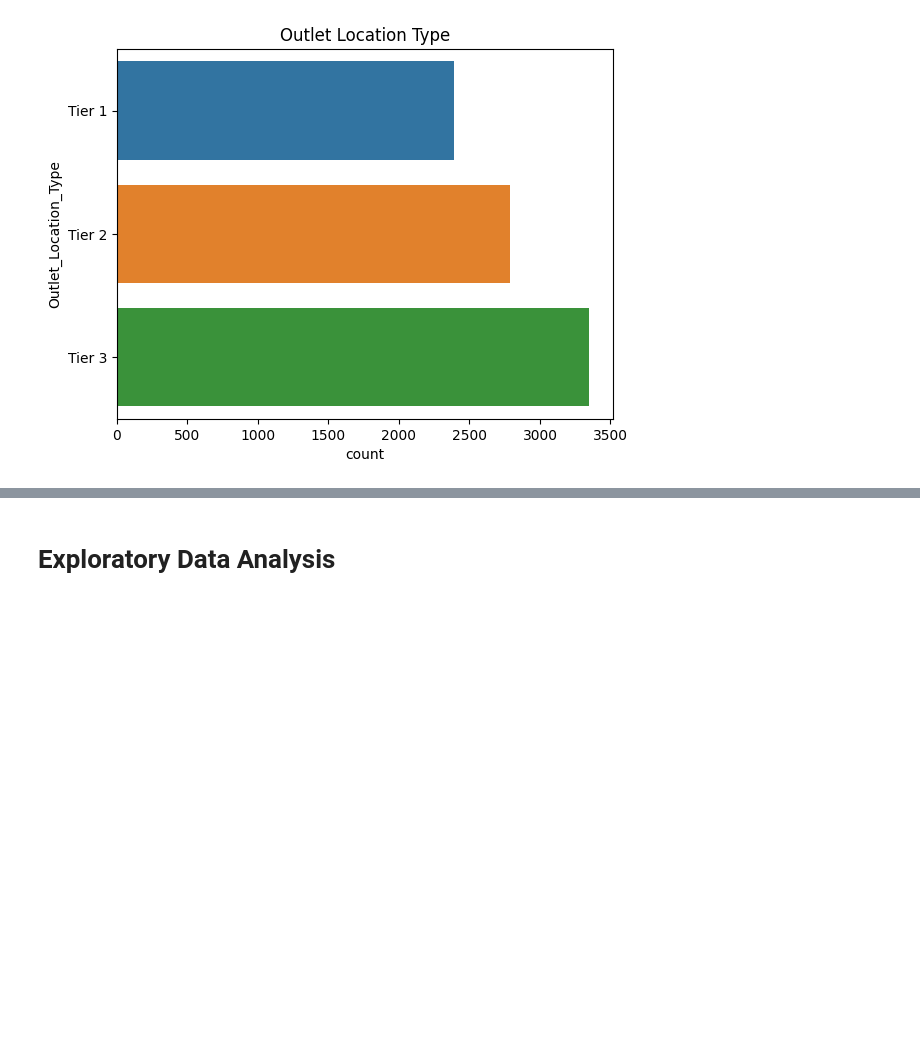
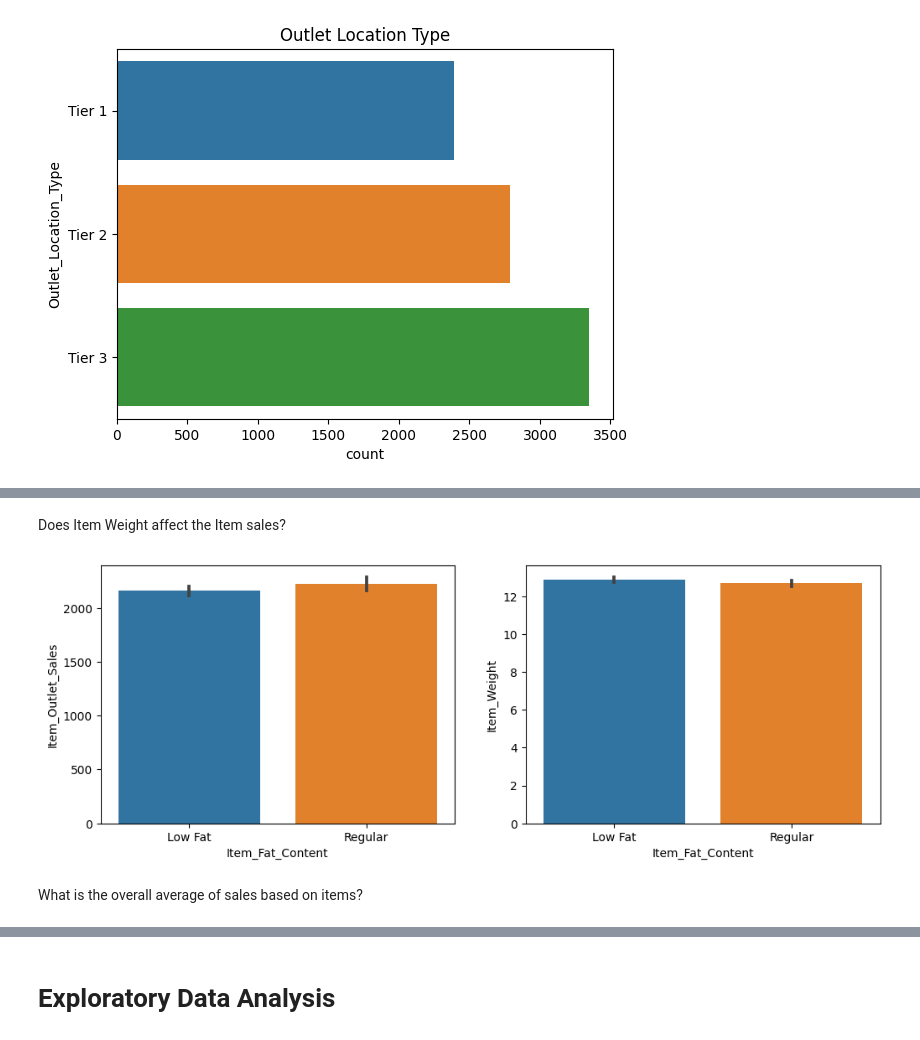
Before and after one commit to valmazan/Project_Part_Prediction-of-Product-Sales, a Jupyter notebook: Project_1_Pred_Product_Sales_Victoria_Almazan.ipynb, the cells around one changed output, grey strips where cells are left out. Saved outputs shown, nothing was run; the diff lists cells and outputs as text; code cells hidden in the pictures; blank space fills up the shorter version.

```diff
--- a/Project_1_Pred_Product_Sales_Victoria_Almazan.ipynb
+++ b/Project_1_Pred_Product_Sales_Victoria_Almazan.ipynb
@@ -561,0 +599,12 @@ ax.set_title('Outlet Location Type');
+# %% [markdown]
+Does Item Weight affect the Item sales?
+# %%
+fig, axes = plt.subplots(ncols = 2, figsize = (12,4))
+
+ax = sns.barplot(data = df, x = 'Item_Fat_Content', y = 'Item_Outlet_Sales',ax = axes[0])
+
+sns.barplot(data = df, x = 'Item_Fat_Content', y = 'Item_Weight' , ax = axes[1]);
+# %% [output]
+[figure, added]
+# %% [markdown]
+What is the overall average of sales based on items?
```
Also changed, not shown: parts of 14 cells of this notebook.
